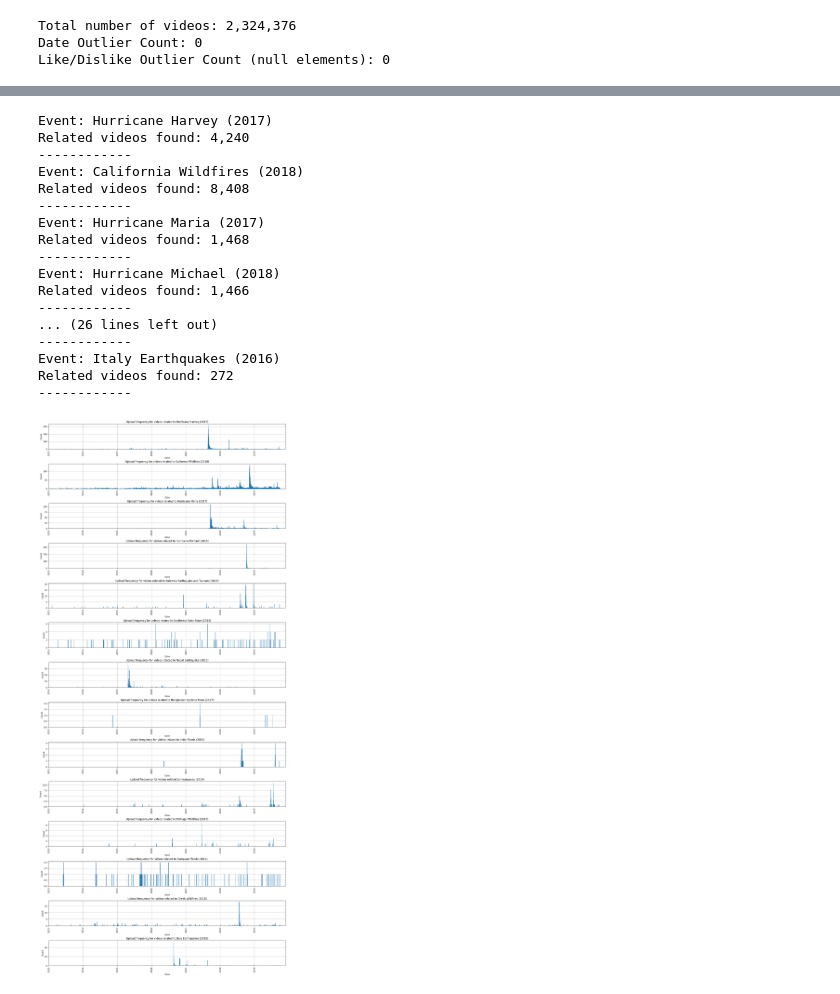
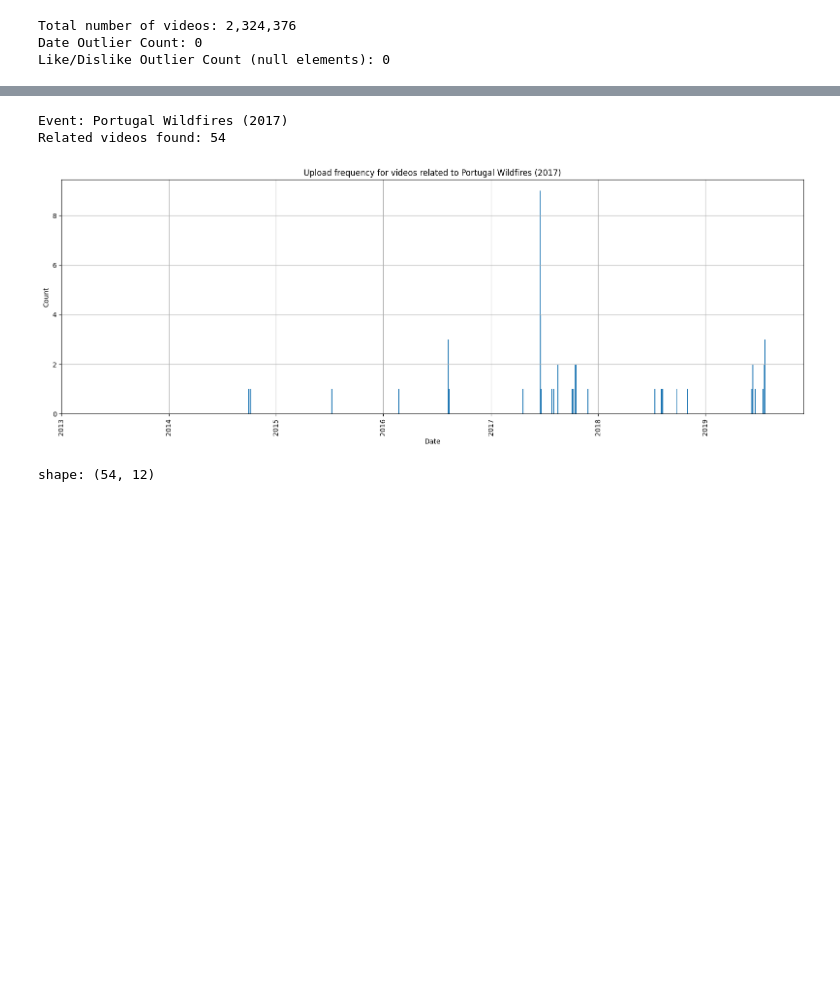
Before and after one commit to epfl-ada/ada-2024-project-lil0mohammadali, a Jupyter notebook: cleaned_version.ipynb, the cells around one changed output, grey strips where cells are left out. Cells and saved outputs as stored; diff of their text form; code cells hidden in the pictures; blank space fills up the shorter version.

```diff
--- a/cleaned_version.ipynb
+++ b/cleaned_version.ipynb
@@ -167,35 +169,21 @@ list(something['title'])
 # %%
 # plot the evolution of upload frequency for each event
 
 #### BEFORE KEYWORD IMPROVEMENTS #####
 
 importlib.reload(keywords)
 
-index = 0     # 0-N List is found in keywords.py
+index = 10     # 0-N List is found in keywords.py
 
 """
 # all_plots = True to plot for all the events, disregards chosen index. Else plot for the even corresponding to chosen index
 # grouping_mode: "daily", "weekly", "monthly"
 
  """
 
-keywords.plot_update_freq_v2(index, metadata, all_plots = True, grouping_mode = "daily", event_type = "environment")     # function that can take individual terms (with or) and groups of terms (with and)
+keywords.plot_update_freq_v4(index, metadata, all_plots = False, grouping_mode = "daily", event_type = "environment")     # function that can take individual terms (with or) and groups of terms (with and)
 # %% [output]
-Event: Hurricane Harvey (2017)
-Related videos found: 4,240
-------------
-Event: California Wildfires (2018)
-Related videos found: 8,408
-------------
-Event: Hurricane Maria (2017)
-Related videos found: 1,468
-------------
-Event: Hurricane Michael (2018)
-Related videos found: 1,466
-------------
-... (26 lines left out)
-------------
-Event: Italy Earthquakes (2016)
-Related videos found: 272
-------------
+Event: Portugal Wildfires (2017)
+Related videos found: 54
-[figure, old version]
+[figure, new version]
+shape: (54, 12)
```
Also changed, not shown: parts of 6 cells of this notebook, 2 other files.
